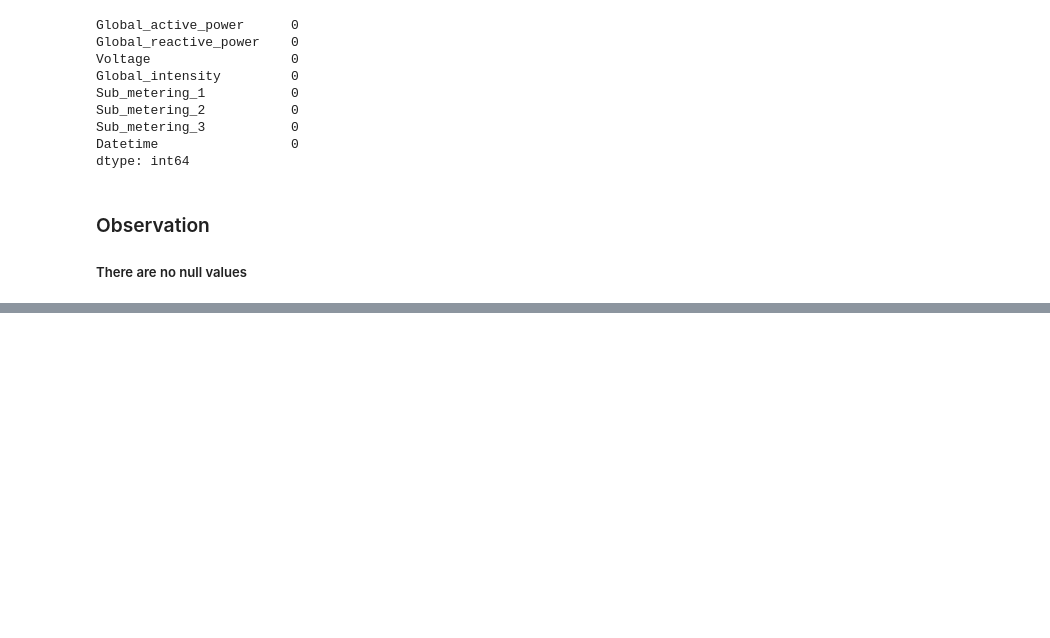
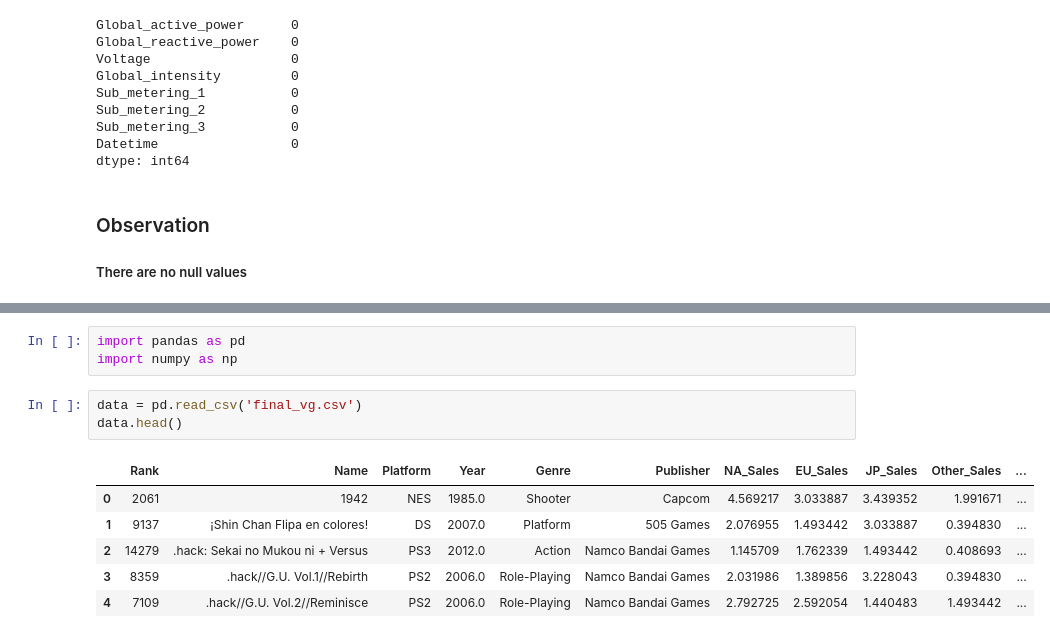
Before and after one commit to kolllurisiripavan/kolllurisiripavan, a Jupyter notebook: siripavan_ecp.ipynb, the cells around one changed output, grey strips where cells are left out. Cells and saved outputs as stored; diff of their text form; blank space fills up the shorter version.

```diff
--- a/siripavan_ecp.ipynb
+++ b/siripavan_ecp.ipynb
@@ -240,0 +274,13 @@ dtype: int64
+# %%
+import pandas as pd
+import numpy as np
+# %%
+data = pd.read_csv('final_vg.csv')
+data.head()
+# %% [output]
+|  | Rank | Name | Platform | Year | Genre | Publisher | NA_Sales | EU_Sales | JP_Sales | Other_Sales | ... |
+| 0 | 2061 | 1942 | NES | 1985.0 | Shooter | Capcom | 4.569217 | 3.033887 | 3.439352 | 1.991671 | ... |
+| 1 | 9137 | ¡Shin Chan Flipa en colores! | DS | 2007.0 | Platform | 505 Games | 2.076955 | 1.493442 | 3.033887 | 0.394830 | ... |
+| 2 | 14279 | .hack: Sekai no Mukou ni + Versus | PS3 | 2012.0 | Action | Namco Bandai Games | 1.145709 | 1.762339 | 1.493442 | 0.408693 | ... |
+| 3 | 8359 | .hack//G.U. Vol.1//Rebirth | PS2 | 2006.0 | Role-Playing | Namco Bandai Games | 2.031986 | 1.389856 | 3.228043 | 0.394830 | ... |
+| 4 | 7109 | .hack//G.U. Vol.2//Reminisce | PS2 | 2006.0 | Role-Playing | Namco Bandai Games | 2.792725 | 2.592054 | 1.440483 | 1.493442 | ... |
```
Also changed, not shown: parts of 6 cells of this notebook.
